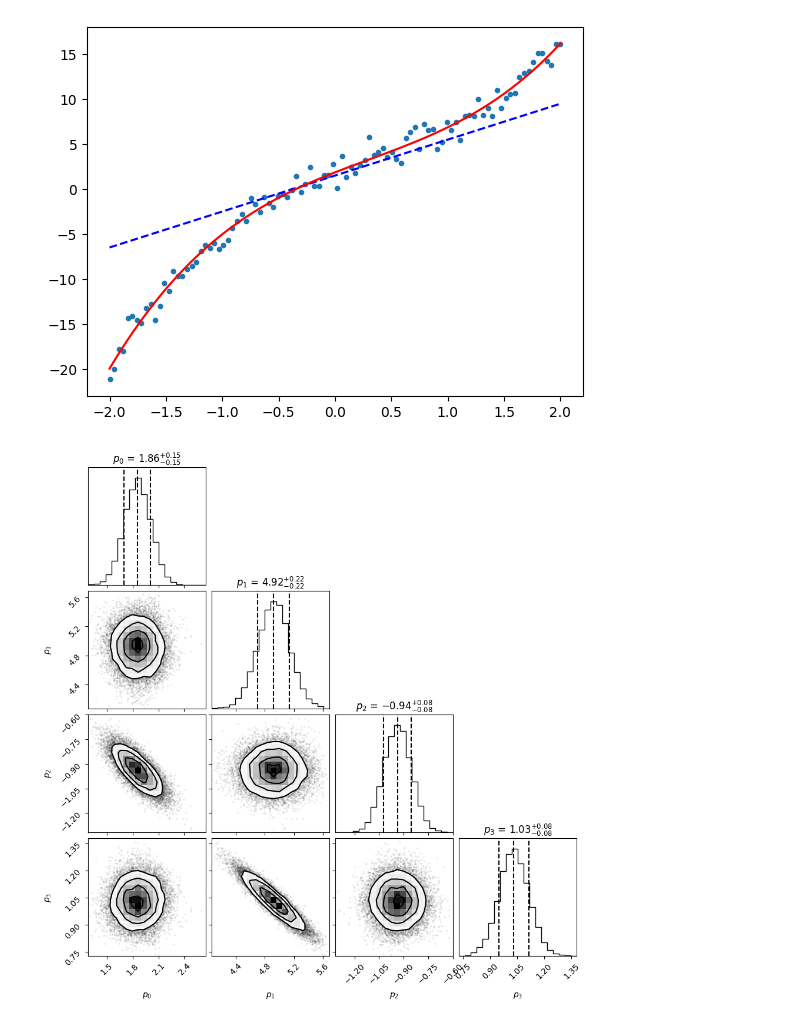
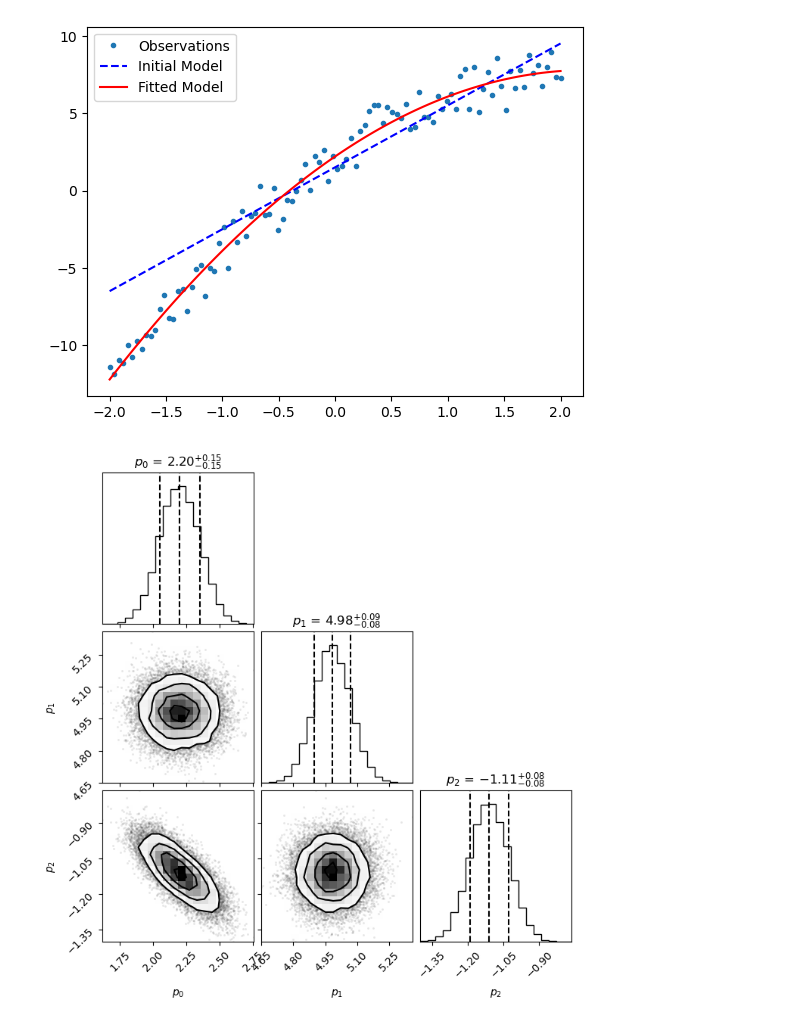
Before and after one commit to dylannpaterson/HMC, a Jupyter notebook: example.ipynb, the cells around one changed output. Drawn from its saved outputs; the diff is of its cells as text; code cells hidden in the pictures.

```diff
--- a/example.ipynb
+++ b/example.ipynb
@@ -4,16 +4,16 @@ import matplotlib.pyplot as plt
 import corner
 from  hmcSampler import HMCSampler
 
+def U(q):
+    return np.sum((y - model(q,x))**2,axis=1)/2.0
+
 def dU(q):
-    return np.sum((y - f(q,x))*(-1.0*df(q,x)), axis=2)
+    return np.sum((y - model(q,x))*(-1.0*dmodel(q,x)), axis=2)
 
-def U(q):
-    return np.sum((y - f(q,x))**2,axis=1)/2.0
-
-def f(q,x):
+def model(q,x):
     return np.polynomial.polynomial.polyval(x,q)
 
-def df(q,x):
+def dmodel(q,x):
     r = np.transpose(np.asarray([dx]*q.shape[1]),(1,0,2))
     return r
 # %%
@@ -22,8 +22,8 @@ global x
 global dx
 
 x = np.linspace(-2.0,2.0,100)
-p = np.asarray([2.0,5.0,-1.0,1.0])
-y = f(p,x) + np.random.randn(len(x))
+p = np.asarray([2.0,5.0,-1.0])
+y = model(p,x) + np.random.randn(len(x))
 
 indicies = np.arange(len(p))
 xp = (x*np.ones((len(p),len(x)))).T
@@ -34,27 +34,28 @@ smp = HMCSampler()
 smp.U = U
 smp.dU = dU
 
-smp.qi = np.asarray([1.5,4.0,0.0,0.0])
+smp.qi = np.asarray([1.5,4.0,0.0])
 
 smp.n_samples = 1000
 smp.n_burnin = 1000
 smp.lf_length = 0.075
 
-y0 = f(smp.qi,x)
+y0 = model(smp.qi,x)
 
 smp.runHMC()
 # %%
-py = f((np.median(smp.samples,axis=0)),x)
+py = model((np.median(smp.samples,axis=0)),x)
 plt.plot(x,y,'.')
 plt.plot(x,y0,'b--')
 plt.plot(x,py,'r-')
+plt.legend(['Observations','Initial Model','Fitted Model'])
 plt.show()
 # %% [output]
-[figure, old version]
+[figure, new version]
 # %%
 smp.plotSamples([r"$p_0$",r"$p_1$",r"$p_2$",r"$p_3$",r"$p_4$"])
 # %% [output]
-[figure, old version]
+[figure, new version]
 # %%
 smp.plotOrbits(10,
                [r"$p_0$",r"$p_1$",r"$p_2$",r"$p_3$",r"$p_4$"])
```
Also changed, not shown: parts of 1 cell of this notebook, 1 other file.
